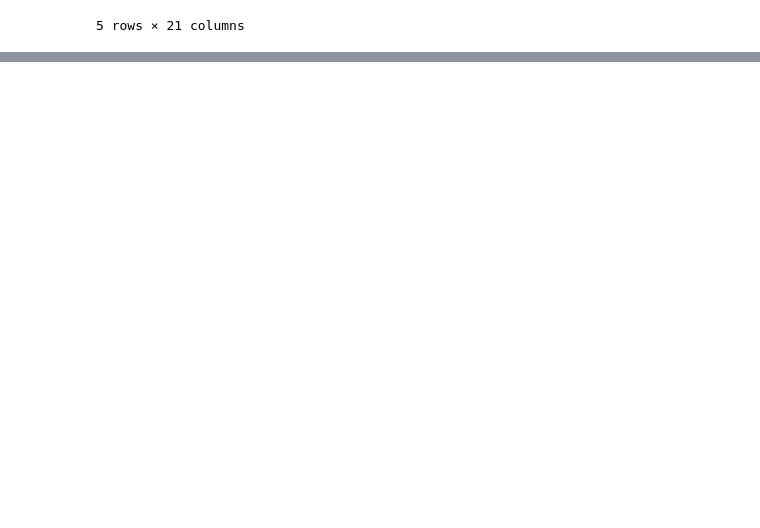
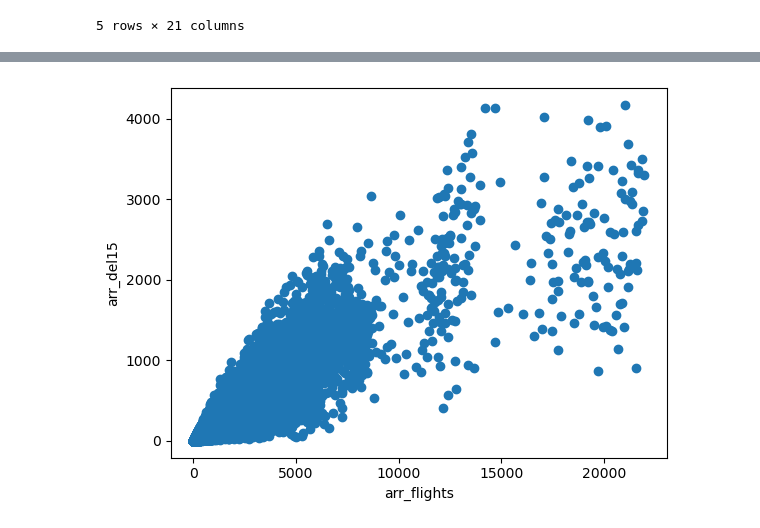
Before and after one commit to lingyuehao/Data_Dawgs, a Jupyter notebook: Data-Dawgs.ipynb, the cells around one changed output, grey strips where cells are left out. Saved outputs shown, nothing was run; the diff lists cells and outputs as text; code cells hidden in the pictures; blank space fills up the shorter version.

```diff
--- a/Data-Dawgs.ipynb
+++ b/Data-Dawgs.ipynb
@@ -46,0 +147,8 @@ Name: 0, dtype: object
+# %%
+
+plt.scatter(data['arr_flights'], data['arr_del15'])
+plt.xlabel('arr_flights')
+plt.ylabel('arr_del15')
+plt.show()
+# %% [output]
+[figure, added]
```
Also changed, not shown: parts of 13 cells of this notebook.
